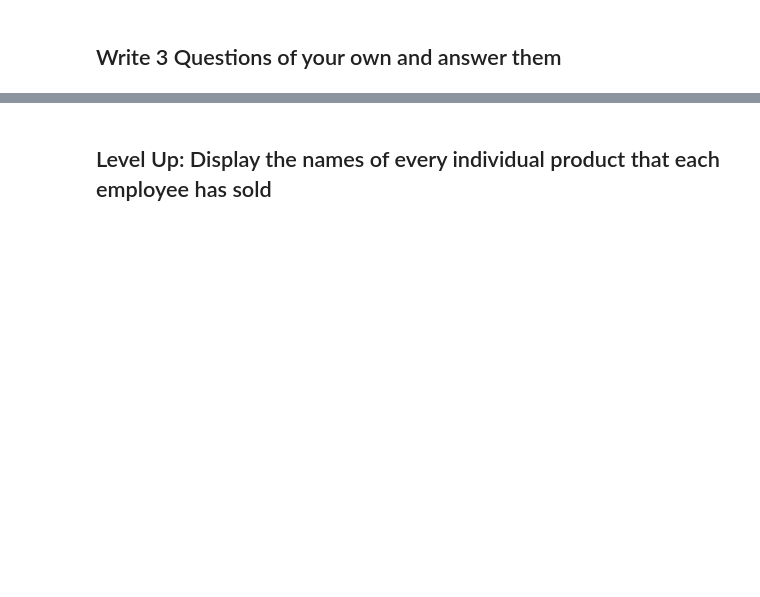
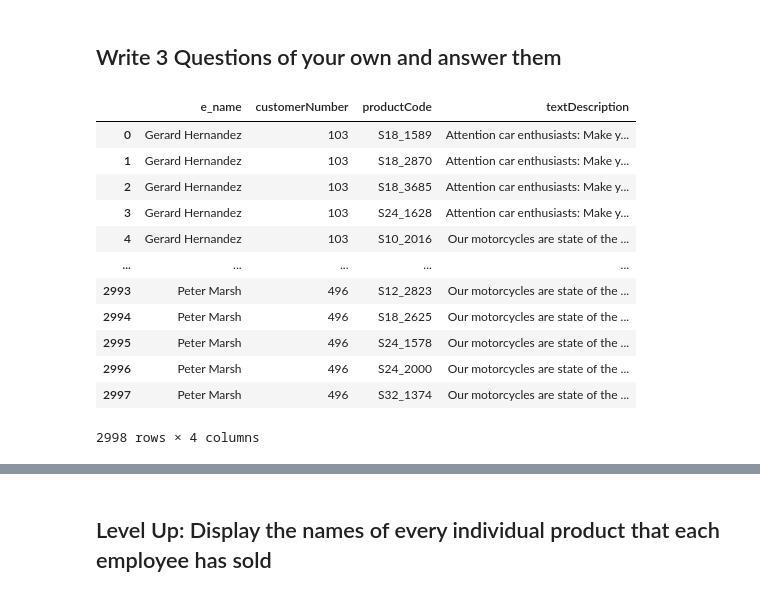
Before and after one commit to singsang2/dsc-join-statements-lab-onl01-dtsc-ft-070620, a Jupyter notebook: index.ipynb, the cells around one changed output, grey strips where cells are left out. Cells and saved outputs as stored; diff of their text form; code cells hidden in the pictures; blank space fills up the shorter version.

```diff
--- a/index.ipynb
+++ b/index.ipynb
@@ -72,2 +91,33 @@ df
 # %% [markdown]
 ## Write 3 Questions of your own and answer them
+# %%
+# Answers will vary
+# Example: Display the htmlDescription and employee's first and last name for each product that each employee has sold
+df = make_df(cur.execute('''SELECT (firstName || ' ' || lastName) as e_name, c.customerNumber, p.productCode, pl.textDescription
+                        FROM employees e
+                        LEFT JOIN customers c
+                        ON e.employeeNumber = c.salesRepEmployeeNumber
+                        LEFT JOIN orders o
+                        USING(customerNumber)
+                        LEFT JOIN orderdetails od
+                        USING(orderNumber)
+                        LEFT JOIN products p
+                        USING(productCode)
+                        LEFT JOIN productLines pl
+                        USING(productLine)
+                        WHERE c.customerName IS NOT NULL;'''))
+df
+# %% [output]
+|  | e_name | customerNumber | productCode | textDescription |
+| 0 | Gerard Hernandez | 103 | S18_1589 | Attention car enthusiasts: Make y... |
+| 1 | Gerard Hernandez | 103 | S18_2870 | Attention car enthusiasts: Make y... |
+| 2 | Gerard Hernandez | 103 | S18_3685 | Attention car enthusiasts: Make y... |
+| 3 | Gerard Hernandez | 103 | S24_1628 | Attention car enthusiasts: Make y... |
+| 4 | Gerard Hernandez | 103 | S10_2016 | Our motorcycles are state of the ... |
+| ... | ... | ... | ... | ... |
+| 2993 | Peter Marsh | 496 | S12_2823 | Our motorcycles are state of the ... |
+| 2994 | Peter Marsh | 496 | S18_2625 | Our motorcycles are state of the ... |
+| 2995 | Peter Marsh | 496 | S24_1578 | Our motorcycles are state of the ... |
+| 2996 | Peter Marsh | 496 | S24_2000 | Our motorcycles are state of the ... |
+| 2997 | Peter Marsh | 496 | S32_1374 | Our motorcycles are state of the ... |
+2998 rows × 4 columns
```
Also changed, not shown: parts of 6 cells of this notebook.
